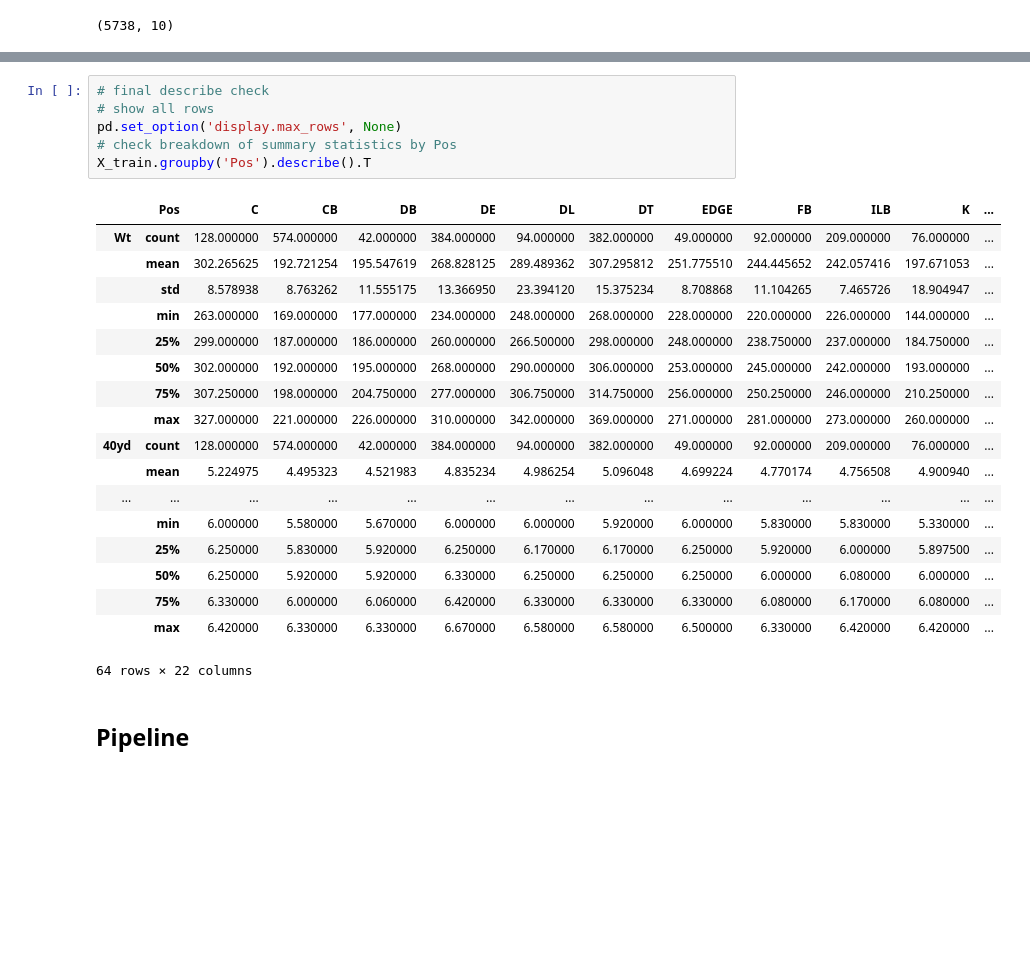
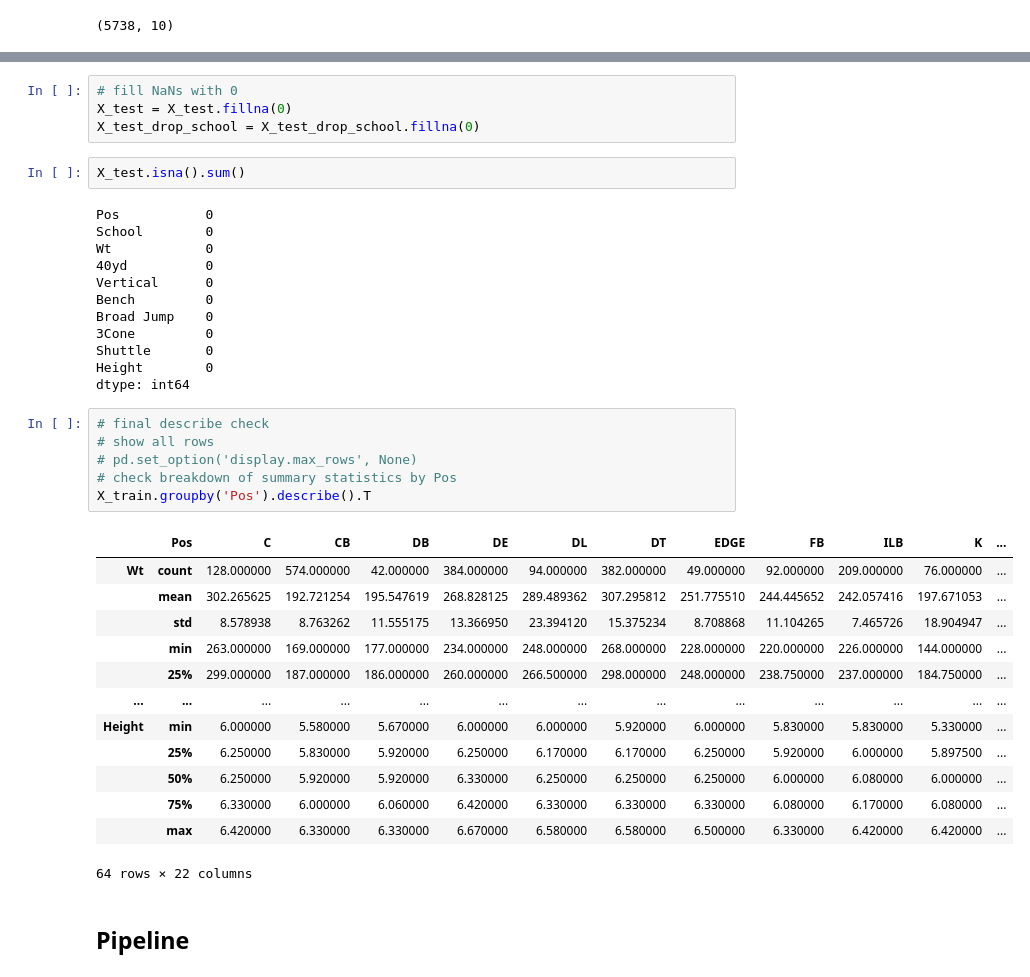
Before and after one commit to eric8395/NFL-Combine-Draft-Classification, a Jupyter notebook: Combine Classification (Pipeline).ipynb, the cells around one changed output, grey strips where cells are left out. Drawn from its saved outputs; the diff is of its cells as text; blank space fills up the shorter version.

```diff
--- a/Combine Classification (Pipeline).ipynb
+++ b/Combine Classification (Pipeline).ipynb
@@ -685,23 +726,36 @@ X_train.shape
+# %%
+# fill NaNs with 0
+X_test = X_test.fillna(0)
+X_test_drop_school = X_test_drop_school.fillna(0)
+# %%
+X_test.isna().sum()
+# %% [output]
+Pos           0
+School        0
+Wt            0
+40yd          0
+Vertical      0
+Bench         0
+Broad Jump    0
+3Cone         0
+Shuttle       0
+Height        0
+dtype: int64
 # %%
 # final describe check
 # show all rows
-pd.set_option('display.max_rows', None)
+# pd.set_option('display.max_rows', None)
 # check breakdown of summary statistics by Pos
 X_train.groupby('Pos').describe().T
 # %% [output]
 |  | Pos | C | CB | DB | DE | DL | DT | EDGE | FB | ILB | K | ... |
 | Wt | count | 128.000000 | 574.000000 | 42.000000 | 384.000000 | 94.000000 | 382.000000 | 49.000000 | 92.000000 | 209.000000 | 76.000000 | ... |
 |  | mean | 302.265625 | 192.721254 | 195.547619 | 268.828125 | 289.489362 | 307.295812 | 251.775510 | 244.445652 | 242.057416 | 197.671053 | ... |
 |  | std | 8.578938 | 8.763262 | 11.555175 | 13.366950 | 23.394120 | 15.375234 | 8.708868 | 11.104265 | 7.465726 | 18.904947 | ... |
 |  | min | 263.000000 | 169.000000 | 177.000000 | 234.000000 | 248.000000 | 268.000000 | 228.000000 | 220.000000 | 226.000000 | 144.000000 | ... |
 |  | 25% | 299.000000 | 187.000000 | 186.000000 | 260.000000 | 266.500000 | 298.000000 | 248.000000 | 238.750000 | 237.000000 | 184.750000 | ... |
-|  | 50% | 302.000000 | 192.000000 | 195.000000 | 268.000000 | 290.000000 | 306.000000 | 253.000000 | 245.000000 | 242.000000 | 193.000000 | ... |
-|  | 75% | 307.250000 | 198.000000 | 204.750000 | 277.000000 | 306.750000 | 314.750000 | 256.000000 | 250.250000 | 246.000000 | 210.250000 | ... |
-|  | max | 327.000000 | 221.000000 | 226.000000 | 310.000000 | 342.000000 | 369.000000 | 271.000000 | 281.000000 | 273.000000 | 260.000000 | ... |
-| 40yd | count | 128.000000 | 574.000000 | 42.000000 | 384.000000 | 94.000000 | 382.000000 | 49.000000 | 92.000000 | 209.000000 | 76.000000 | ... |
-|  | mean | 5.224975 | 4.495323 | 4.521983 | 4.835234 | 4.986254 | 5.096048 | 4.699224 | 4.770174 | 4.756508 | 4.900940 | ... |
 | ... | ... | ... | ... | ... | ... | ... | ... | ... | ... | ... | ... | ... |
-|  | min | 6.000000 | 5.580000 | 5.670000 | 6.000000 | 6.000000 | 5.920000 | 6.000000 | 5.830000 | 5.830000 | 5.330000 | ... |
+| Height | min | 6.000000 | 5.580000 | 5.670000 | 6.000000 | 6.000000 | 5.920000 | 6.000000 | 5.830000 | 5.830000 | 5.330000 | ... |
 |  | 25% | 6.250000 | 5.830000 | 5.920000 | 6.250000 | 6.170000 | 6.170000 | 6.250000 | 5.920000 | 6.000000 | 5.897500 | ... |
 |  | 50% | 6.250000 | 5.920000 | 5.920000 | 6.330000 | 6.250000 | 6.250000 | 6.250000 | 6.000000 | 6.080000 | 6.000000 | ... |
 |  | 75% | 6.330000 | 6.000000 | 6.060000 | 6.420000 | 6.330000 | 6.330000 | 6.330000 | 6.080000 | 6.170000 | 6.080000 | ... |
```
Also changed, not shown: parts of 79 cells of this notebook, 2 other files.
